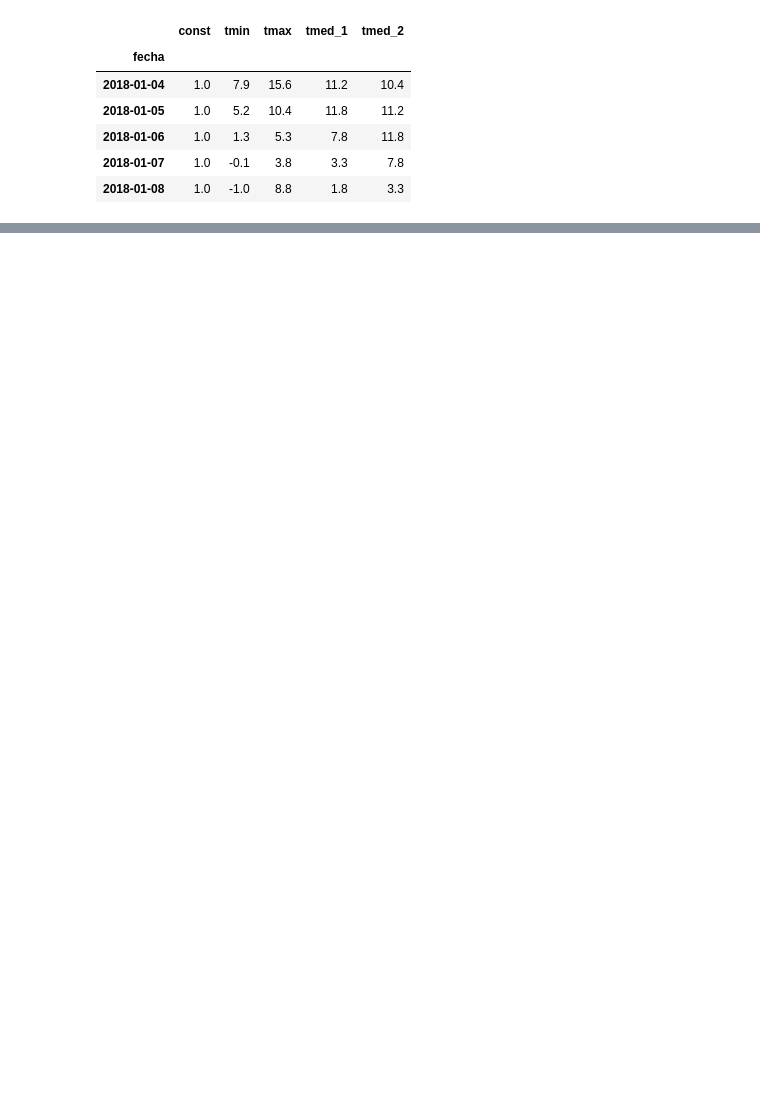
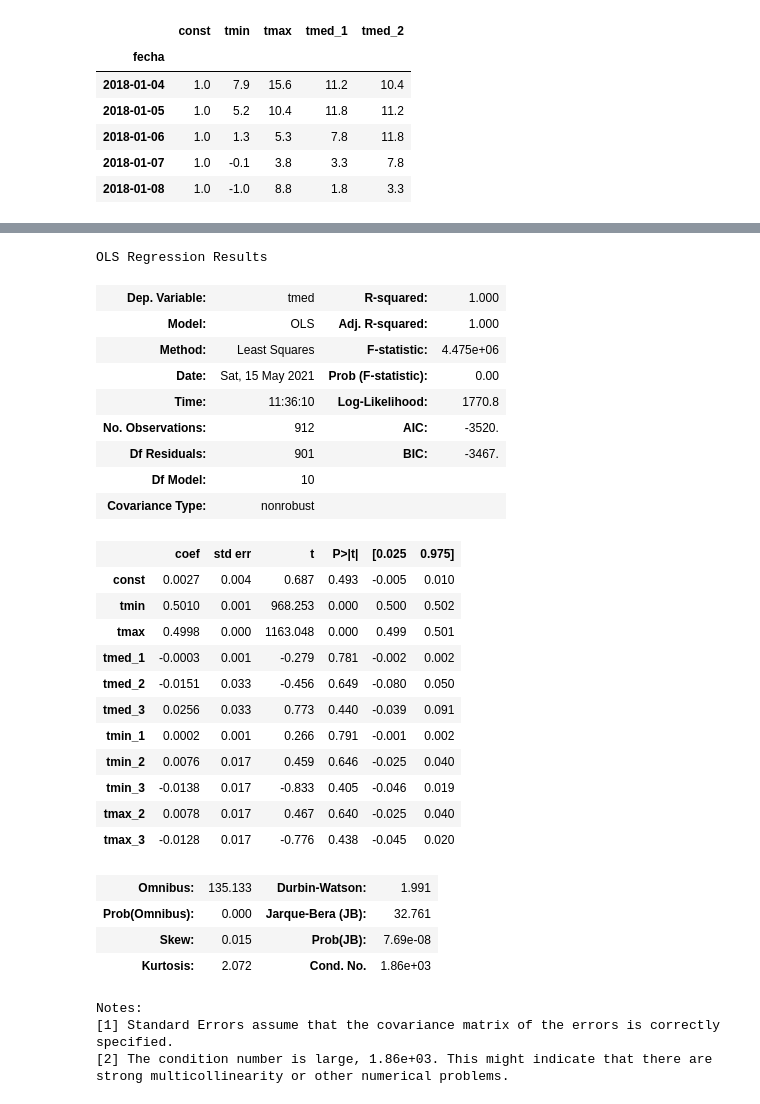
Before and after one commit to Plopezq/weather-forecast, a Jupyter notebook: Linear-Regression.ipynb, the cells around one changed output, grey strips where cells are left out. Drawn from its saved outputs; the diff is of its cells as text; code cells hidden in the pictures; blank space fills up the shorter version.

Commit message:
linear regression almost finished

```diff
--- a/Linear-Regression.ipynb
+++ b/Linear-Regression.ipynb
@@ -185,0 +199,44 @@ strong multicollinearity or other numerical problems.
+# %%
+# (3) cont. - Identificamos la variable de prediccion con el mayor valor en p y comprobamos si es mayor que nuestro alpha seleccionado
+#             fijandonos en la tabla, se ve claramente que tmax_1 tiene el maximo valor en p y
+#             ademas en mayor que nuestro alpha de 0.05
+
+# (4) - Usamos la funcion drop de pandas para eliminar esta columna de X
+
+X = X.drop('tmax_1', axis=1)
+
+# (5) Fit the model
+model = sm.OLS(y, X).fit()
+
+model.summary()
+# %% [output]
+OLS Regression Results
+| Dep. Variable: | tmed | R-squared: | 1.000 |
+| Model: | OLS | Adj. R-squared: | 1.000 |
+| Method: | Least Squares | F-statistic: | 4.475e+06 |
+| Date: | Sat, 15 May 2021 | Prob (F-statistic): | 0.00 |
+| Time: | 11:36:10 | Log-Likelihood: | 1770.8 |
+| No. Observations: | 912 | AIC: | -3520. |
+| Df Residuals: | 901 | BIC: | -3467. |
+| Df Model: | 10 |  |  |
+| Covariance Type: | nonrobust |  |  |
+|  | coef | std err | t | P>|t| | [0.025 | 0.975] |
+| const | 0.0027 | 0.004 | 0.687 | 0.493 | -0.005 | 0.010 |
+| tmin | 0.5010 | 0.001 | 968.253 | 0.000 | 0.500 | 0.502 |
+| tmax | 0.4998 | 0.000 | 1163.048 | 0.000 | 0.499 | 0.501 |
+| tmed_1 | -0.0003 | 0.001 | -0.279 | 0.781 | -0.002 | 0.002 |
+| tmed_2 | -0.0151 | 0.033 | -0.456 | 0.649 | -0.080 | 0.050 |
+| tmed_3 | 0.0256 | 0.033 | 0.773 | 0.440 | -0.039 | 0.091 |
+| tmin_1 | 0.0002 | 0.001 | 0.266 | 0.791 | -0.001 | 0.002 |
+| tmin_2 | 0.0076 | 0.017 | 0.459 | 0.646 | -0.025 | 0.040 |
+| tmin_3 | -0.0138 | 0.017 | -0.833 | 0.405 | -0.046 | 0.019 |
+| tmax_2 | 0.0078 | 0.017 | 0.467 | 0.640 | -0.025 | 0.040 |
+| tmax_3 | -0.0128 | 0.017 | -0.776 | 0.438 | -0.045 | 0.020 |
+| Omnibus: | 135.133 | Durbin-Watson: | 1.991 |
+| Prob(Omnibus): | 0.000 | Jarque-Bera (JB): | 32.761 |
+| Skew: | 0.015 | Prob(JB): | 7.69e-08 |
+| Kurtosis: | 2.072 | Cond. No. | 1.86e+03 |
+Notes:
+[1] Standard Errors assume that the covariance matrix of the errors is correctly specified.
+[2] The condition number is large, 1.86e+03. This might indicate that there are
+strong multicollinearity or other numerical problems.
```
Also changed, not shown: parts of 27 cells of this notebook.
